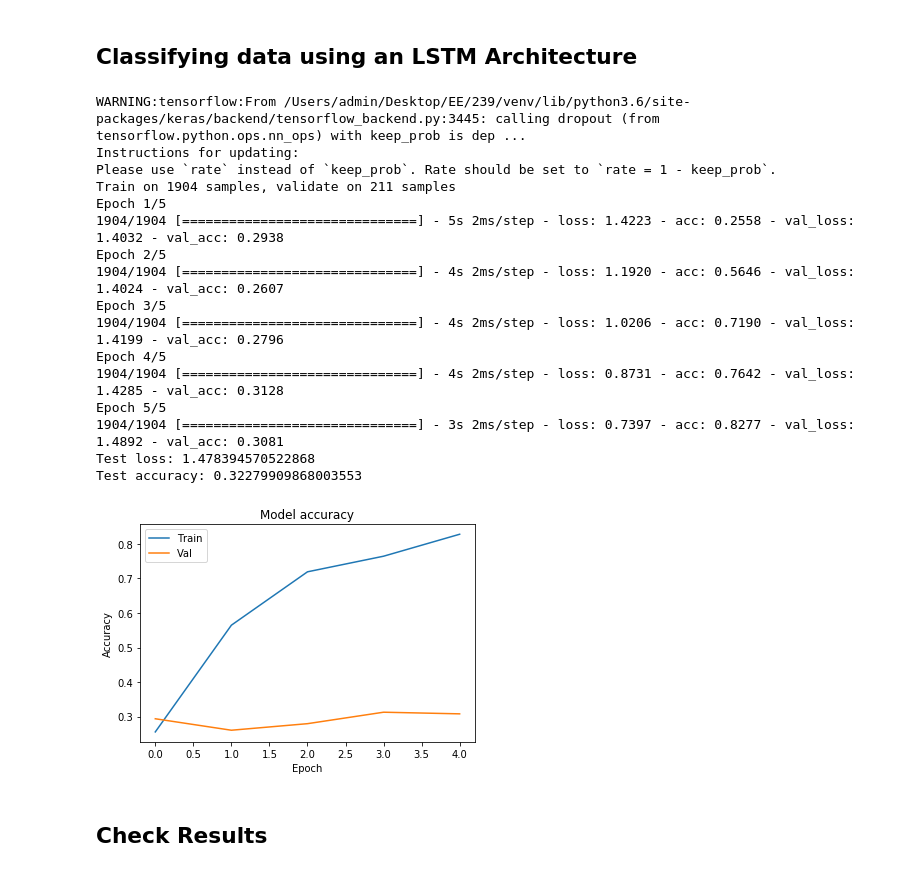
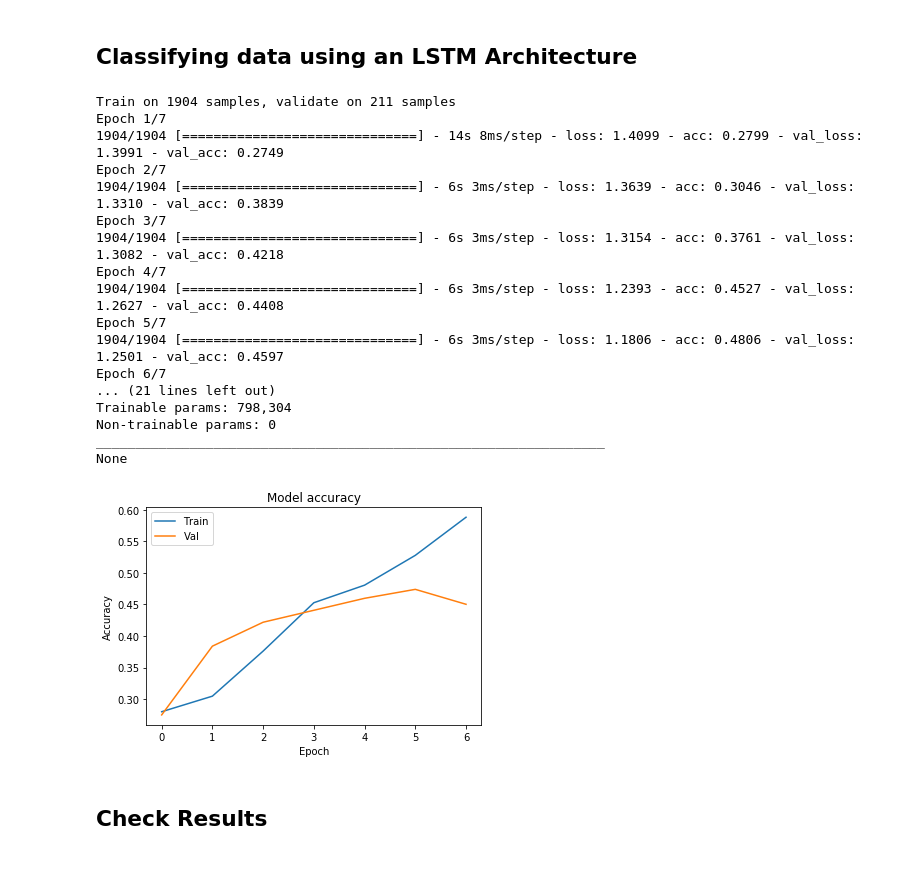
Before and after one commit to tluccs/neural_nets, a Jupyter notebook: EEG_loading.ipynb, the cells around one changed output. Saved outputs shown, nothing was run; the diff lists cells and outputs as text; code cells hidden in the pictures.

Commit message:
45% val acc with RNN using downsample

```diff
--- a/EEG_loading.ipynb
+++ b/EEG_loading.ipynb
@@ -109,33 +106,36 @@ Test accuracy: 0.2799097
 # %% [markdown]
 ## Classifying data using an LSTM Architecture
 # %%
-rnn = RNN(X_train, y_train_labels, X_val, y_val_labels, X_test, y_test_labels)
-rnn.train(RNN_architecture=LSTM, activation="sigmoid", \
-              optimizer='adam', epochs=5, batch_size=64, dropout=0.3)
+rnn = RNN(X_train, y_train_labels, X_val, y_val_labels,
+          X_test, y_test_labels,
+          samples=500, downsample=10)
+rnn.train(RNN_architecture=LSTM, activation="softmax", \
+              optimizer='adam', epochs=7, batch_size=64, dropout=0.4, units=400)
 test_loss, test_accuracy = rnn.evaluate()
 print('Test loss:', test_loss)
 print('Test accuracy:', test_accuracy)
 
-
+rnn.show_model()
 rnn.plot()
 # %% [output]
-WARNING:tensorflow:From /Users/admin/Desktop/EE/239/venv/lib/python3.6/site-packages/keras/backend/tensorflow_backend.py:3445: calling dropout (from tensorflow.python.ops.nn_ops) with keep_prob is dep ...
-Instructions for updating:
-Please use `rate` instead of `keep_prob`. Rate should be set to `rate = 1 - keep_prob`.
 Train on 1904 samples, validate on 211 samples
-Epoch 1/5
-1904/1904 [==============================] - 5s 2ms/step - loss: 1.4223 - acc: 0.2558 - val_loss: 1.4032 - val_acc: 0.2938
-Epoch 2/5
-1904/1904 [==============================] - 4s 2ms/step - loss: 1.1920 - acc: 0.5646 - val_loss: 1.4024 - val_acc: 0.2607
-Epoch 3/5
-1904/1904 [==============================] - 4s 2ms/step - loss: 1.0206 - acc: 0.7190 - val_loss: 1.4199 - val_acc: 0.2796
-Epoch 4/5
-1904/1904 [==============================] - 4s 2ms/step - loss: 0.8731 - acc: 0.7642 - val_loss: 1.4285 - val_acc: 0.3128
-Epoch 5/5
-1904/1904 [==============================] - 3s 2ms/step - loss: 0.7397 - acc: 0.8277 - val_loss: 1.4892 - val_acc: 0.3081
-Test loss: 1.478394570522868
-Test accuracy: 0.32279909868003553
+Epoch 1/7
+1904/1904 [==============================] - 14s 8ms/step - loss: 1.4099 - acc: 0.2799 - val_loss: 1.3991 - val_acc: 0.2749
+Epoch 2/7
+1904/1904 [==============================] - 6s 3ms/step - loss: 1.3639 - acc: 0.3046 - val_loss: 1.3310 - val_acc: 0.3839
+Epoch 3/7
+1904/1904 [==============================] - 6s 3ms/step - loss: 1.3154 - acc: 0.3761 - val_loss: 1.3082 - val_acc: 0.4218
+Epoch 4/7
+1904/1904 [==============================] - 6s 3ms/step - loss: 1.2393 - acc: 0.4527 - val_loss: 1.2627 - val_acc: 0.4408
+Epoch 5/7
+1904/1904 [==============================] - 6s 3ms/step - loss: 1.1806 - acc: 0.4806 - val_loss: 1.2501 - val_acc: 0.4597
+Epoch 6/7
+... (21 lines left out)
+Trainable params: 798,304
+Non-trainable params: 0
+_________________________________________________________________
+None
-[figure, old version]
+[figure, new version]
 # %% [markdown]
 ## Check Results
 # %%
```
Also changed, not shown: parts of 4 cells of this notebook, 2 other files.
